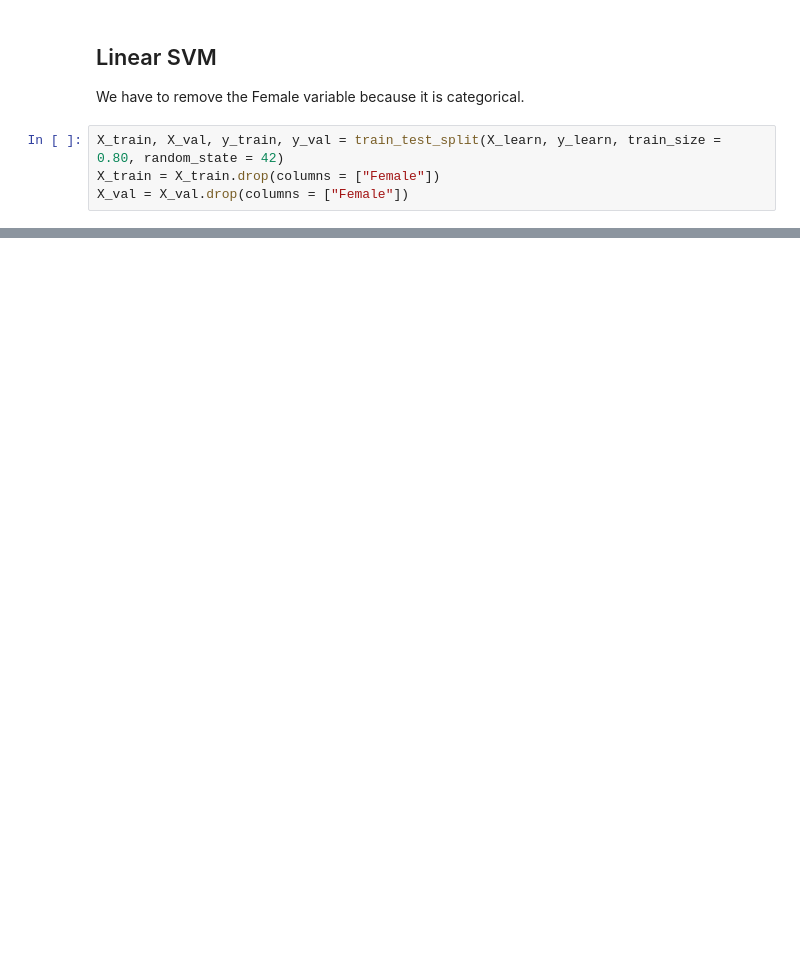
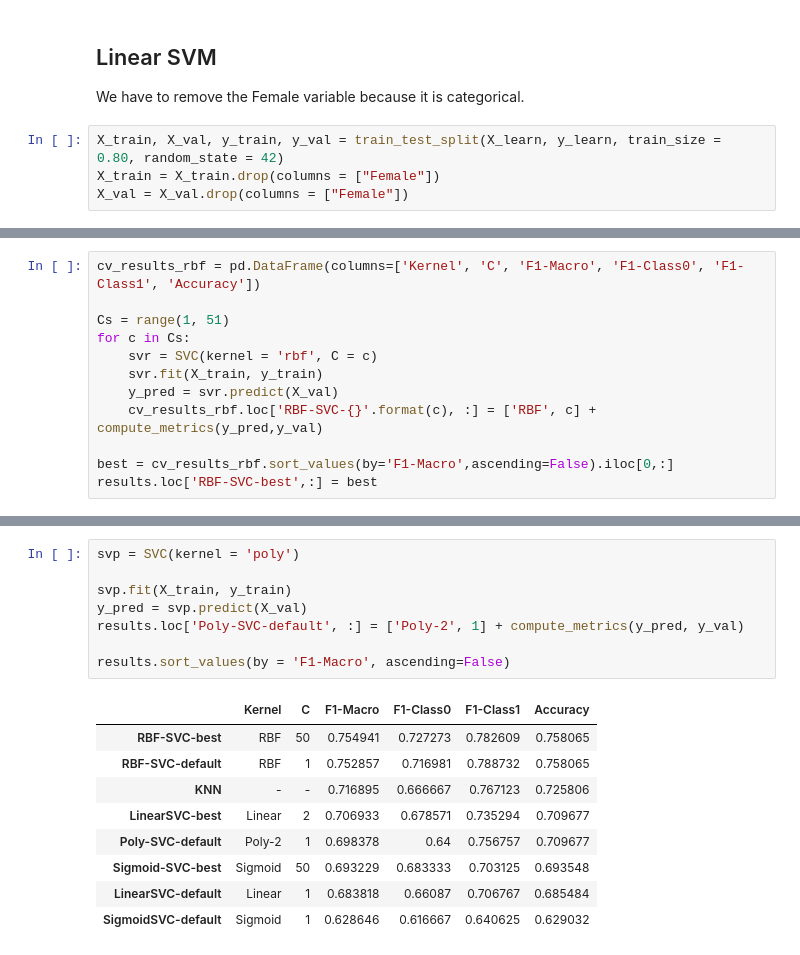
Before and after one commit to SrChen6/AA1-Competition, a Jupyter notebook: SVM_Resampling.ipynb, the cells around one changed output, grey strips where cells are left out. Cells and saved outputs as stored; diff of their text form; blank space fills up the shorter version.

```diff
--- a/SVM_Resampling.ipynb
+++ b/SVM_Resampling.ipynb
@@ -69,0 +145,12 @@ X_val = X_val.drop(columns = ["Female"])
+# %%
+cv_results_rbf = pd.DataFrame(columns=['Kernel', 'C', 'F1-Macro', 'F1-Class0', 'F1-Class1', 'Accuracy'])
+
+Cs = range(1, 51)
+for c in Cs:
+    svr = SVC(kernel = 'rbf', C = c)
+    svr.fit(X_train, y_train)
+    y_pred = svr.predict(X_val)
+    cv_results_rbf.loc['RBF-SVC-{}'.format(c), :] = ['RBF', c] + compute_metrics(y_pred,y_val)
+
+best = cv_results_rbf.sort_values(by='F1-Macro',ascending=False).iloc[0,:]
+results.loc['RBF-SVC-best',:] = best
@@ -69,0 +223,18 @@ X_val = X_val.drop(columns = ["Female"])
+# %%
+svp = SVC(kernel = 'poly')
+
+svp.fit(X_train, y_train)
+y_pred = svp.predict(X_val)
+results.loc['Poly-SVC-default', :] = ['Poly-2', 1] + compute_metrics(y_pred, y_val)
+
+results.sort_values(by = 'F1-Macro', ascending=False)
+# %% [output]
+|  | Kernel | C | F1-Macro | F1-Class0 | F1-Class1 | Accuracy |
+| RBF-SVC-best | RBF | 50 | 0.754941 | 0.727273 | 0.782609 | 0.758065 |
+| RBF-SVC-default | RBF | 1 | 0.752857 | 0.716981 | 0.788732 | 0.758065 |
+| KNN | - | - | 0.716895 | 0.666667 | 0.767123 | 0.725806 |
+| LinearSVC-best | Linear | 2 | 0.706933 | 0.678571 | 0.735294 | 0.709677 |
+| Poly-SVC-default | Poly-2 | 1 | 0.698378 | 0.64 | 0.756757 | 0.709677 |
+| Sigmoid-SVC-best | Sigmoid | 50 | 0.693229 | 0.683333 | 0.703125 | 0.693548 |
+| LinearSVC-default | Linear | 1 | 0.683818 | 0.66087 | 0.706767 | 0.685484 |
+| SigmoidSVC-default | Sigmoid | 1 | 0.628646 | 0.616667 | 0.640625 | 0.629032 |
```
Also changed, not shown: parts of 44 cells of this notebook, 7 other files.
